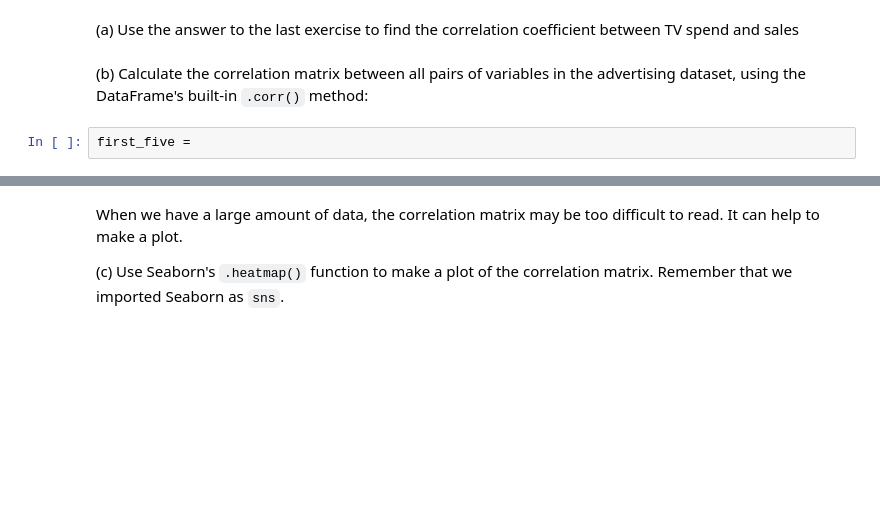
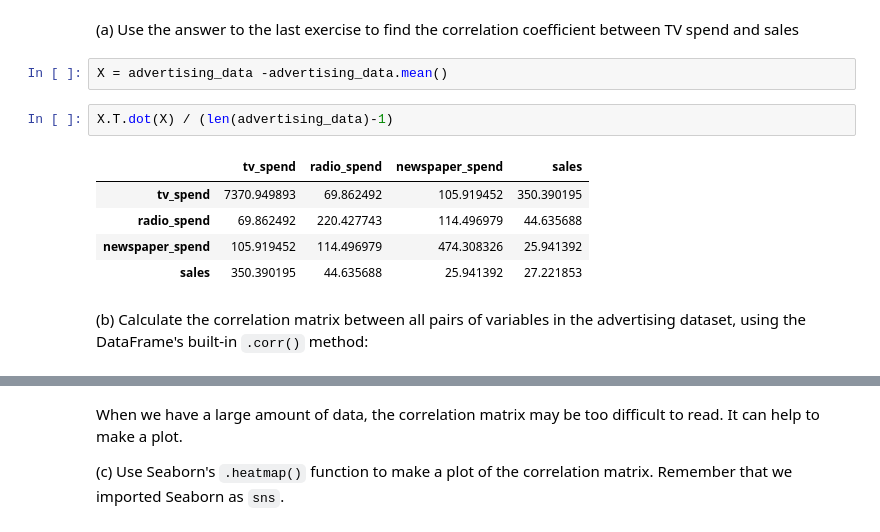
Before and after one commit to ShelyBhogal/data-science, a Jupyter notebook: 08-experiments-hypotesis-tests/08 experiments-hypothesis-tests_NM.ipynb, the cells around one changed output, grey strips where cells are left out. Saved outputs shown, nothing was run; the diff lists cells and outputs as text; blank space fills up the shorter version.

```diff
--- a/08-experiments-hypotesis-tests/08 experiments-hypothesis-tests_NM.ipynb
+++ b/08-experiments-hypotesis-tests/08 experiments-hypothesis-tests_NM.ipynb
@@ -197,7 +197,15 @@ cov(X_n,X_1)/\sigma(X_n)\sigma(X_1) & cov(X_n,X_2)/\sigma(X_n)\sigma(X_2) & ...
 ## Exercise
 # %% [markdown]
 (a) Use the answer to the last exercise to find the correlation coefficient between TV spend and sales
+# %%
+X = advertising_data -advertising_data.mean()
+# %%
+X.T.dot(X) / (len(advertising_data)-1)
+# %% [output]
+|  | tv_spend | radio_spend | newspaper_spend | sales |
+| tv_spend | 7370.949893 | 69.862492 | 105.919452 | 350.390195 |
+| radio_spend | 69.862492 | 220.427743 | 114.496979 | 44.635688 |
+| newspaper_spend | 105.919452 | 114.496979 | 474.308326 | 25.941392 |
+| sales | 350.390195 | 44.635688 | 25.941392 | 27.221853 |
 # %% [markdown]
 (b) Calculate the correlation matrix between all pairs of variables in the advertising dataset, using the DataFrame's built-in `.corr()` method:
-# %%
-first_five =
```
Also changed, not shown: parts of 5 cells of this notebook, 3 other files.
